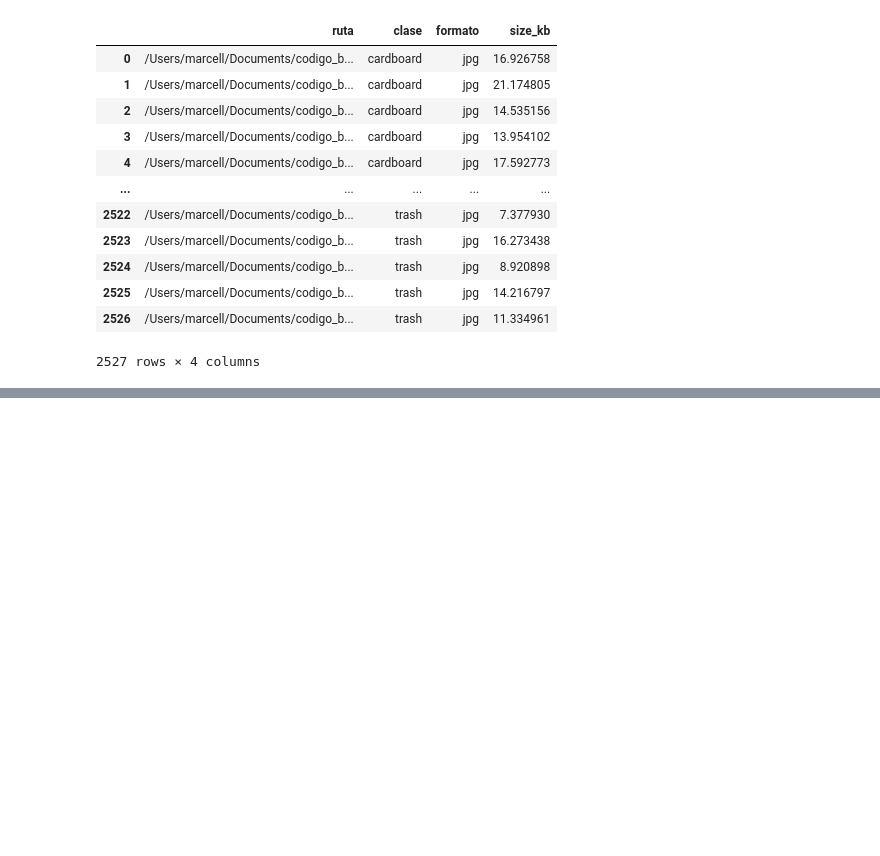
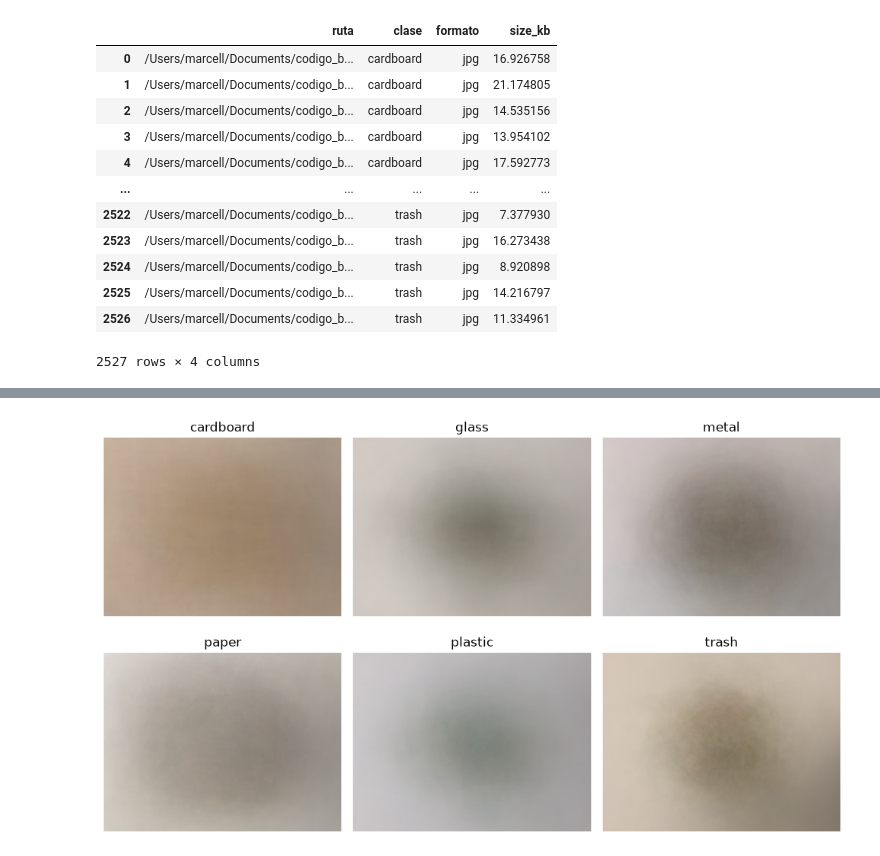
Before and after one commit to marcell-llerena/datascience-g8, a Jupyter notebook: notebooks/20260826_32_EDA_2.ipynb, the cells around one changed output, grey strips where cells are left out. Saved outputs shown, nothing was run; the diff lists cells and outputs as text; code cells hidden in the pictures; blank space fills up the shorter version.

```diff
--- a/notebooks/20260826_32_EDA_2.ipynb
+++ b/notebooks/20260826_32_EDA_2.ipynb
@@ -181,0 +342,24 @@ metadata_df.groupby("clase")["size_kb"].agg(["count", "mean", "median", "min", "
+# %%
+# 16. Construya una imagen promedio para cada clase. ¿Qué información aporta una imagen promedio y
+# qué patrones generales pueden observarse?
+
+def mean_image(paths, size=(384, 512, 3)):
+    acc = np.zeros(size)
+    for path in paths:
+        img = np.array(Image.open(path))
+        acc += img
+
+    return np.clip(acc / len(paths), 0, 255).astype(np.uint8)
+
+fig, axes = plt.subplots(2, 3, figsize=(10,6))
+
+for clase, ax in zip(metadata_df["clase"].unique(), axes.ravel()):
+    avg = mean_image(metadata_df[metadata_df["clase"] == clase]["ruta"])
+    ax.imshow(avg)
+    ax.set_title(clase)
+    ax.axis("off")
+
+plt.tight_layout()
+plt.show()
+# %% [output]
+[figure, added]
```
Also changed, not shown: parts of 19 cells of this notebook.
